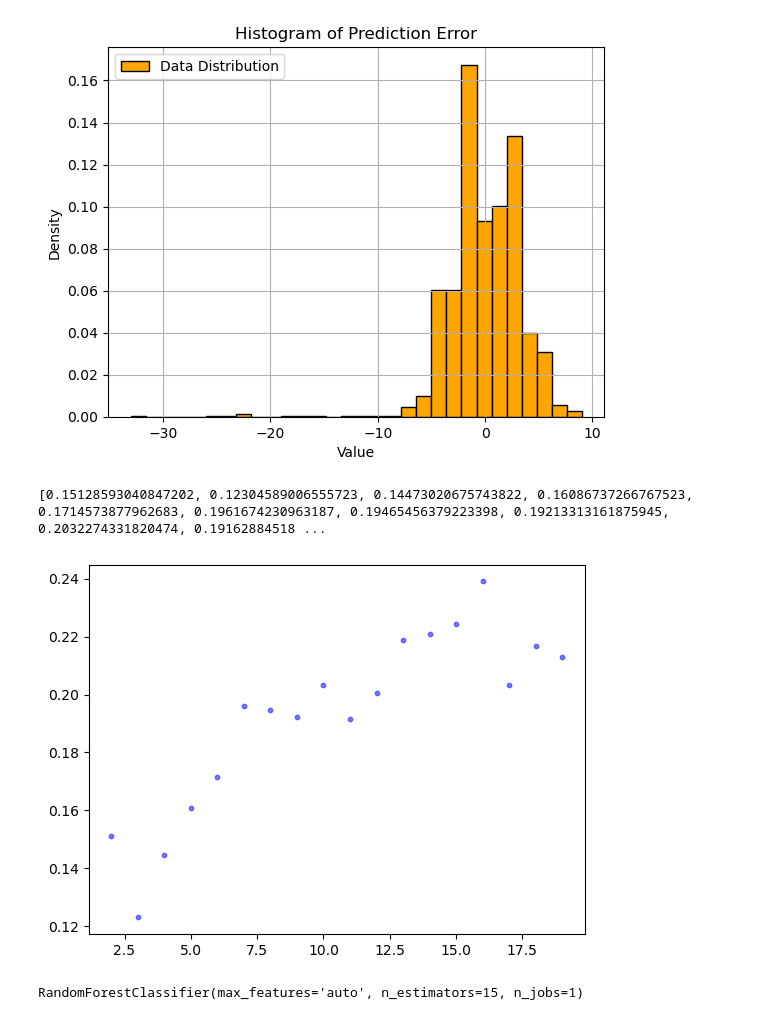
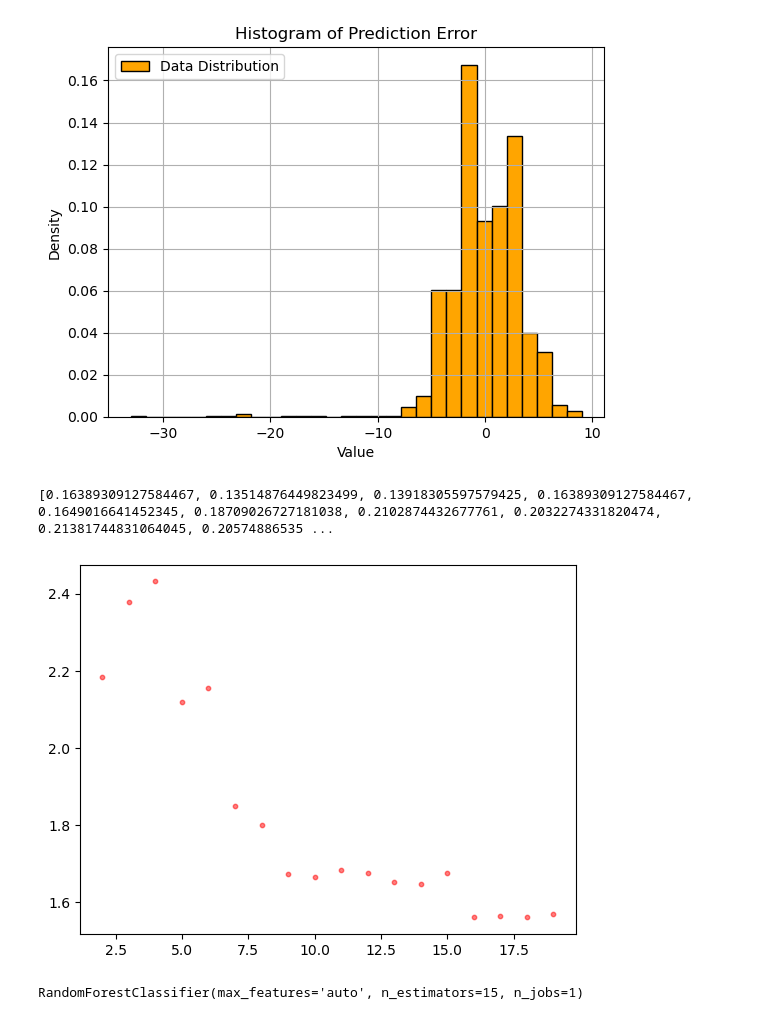
Before and after one commit to ribells/sammy-bruce, a Jupyter notebook: week4/Sammy_workbook-week4.ipynb, the cells around one changed output. Saved outputs shown, nothing was run; the diff lists cells and outputs as text; code cells hidden in the pictures.

```diff
--- a/week4/Sammy_workbook-week4.ipynb
+++ b/week4/Sammy_workbook-week4.ipynb
@@ -789,33 +823,47 @@ plt.show()
 # %%
 #Use a RandomForestClassifier machine algorithm with looping n_estimators parameter
 
 from sklearn.ensemble import RandomForestClassifier
 import warnings
 
 warnings.filterwarnings('ignore')
 
 results = []
+results2 = []
 random_state = []
 
 for i in range(2, 20):
     random_state.append(i)
     clf = RandomForestClassifier(bootstrap=True, class_weight=None, criterion='gini',
             max_depth=None, max_features='auto', max_leaf_nodes=None,
             min_samples_leaf=1, min_samples_split=2, min_weight_fraction_leaf=0.0,
             n_estimators=i, n_jobs=1, oob_score=False, random_state=None,
             verbose=0, warm_start=False)
     clf.fit(X_train, y_train)
     predicted_values = clf.predict(X_test)
     x = metrics.accuracy_score(y_test, predicted_values)
     results.append(x)
 
+    i=0
+    diff = []
+    diff_tot = 0
+
+    for score in y_test:
+        diff.append(predicted_values[i]-score)
+        diff_tot = diff_tot + abs(predicted_values[i]-score)
+        i=i+1
+
+    rfc_avg = diff_tot/len(y_predict)
+    results2.append(rfc_avg)
+
 import matplotlib.pyplot as plt
 
-plt.scatter(random_state, results, s=10, c='b', alpha=0.5)
+plt.scatter(random_state, results2, s=10, c='r', alpha=0.5)
+#plt.scatter(random_state, results, s=10, c='b', alpha=0.5)
 print(results)
 # %% [output]
-[0.15128593040847202, 0.12304589006555723, 0.14473020675743822, 0.16086737266767523, 0.1714573877962683, 0.1961674230963187, 0.19465456379223398, 0.19213313161875945, 0.2032274331820474, 0.19162884518 ...
+[0.16389309127584467, 0.13514876449823499, 0.13918305597579425, 0.16389309127584467, 0.1649016641452345, 0.18709026727181038, 0.2102874432677761, 0.2032274331820474, 0.21381744831064045, 0.20574886535 ...
-[figure, old version]
+[figure, new version]
 # %%
 #useful tutorial at: https://www.geeksforgeeks.org/random-forest-classifier-using-scikit-learn/
 
```
Also changed, not shown: parts of 18 cells of this notebook.
